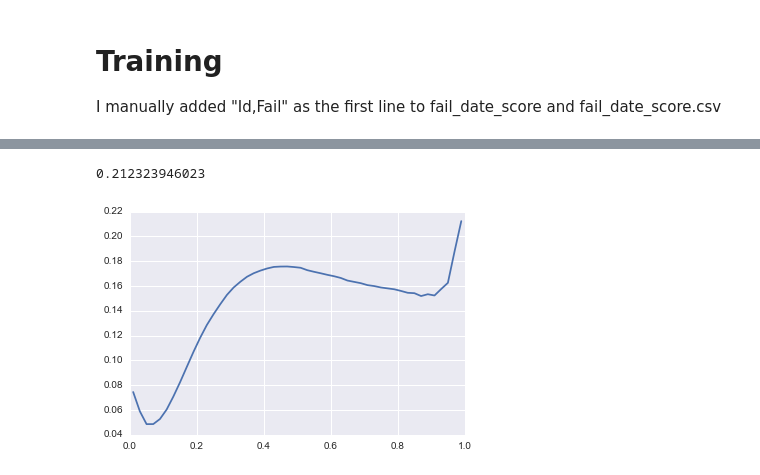
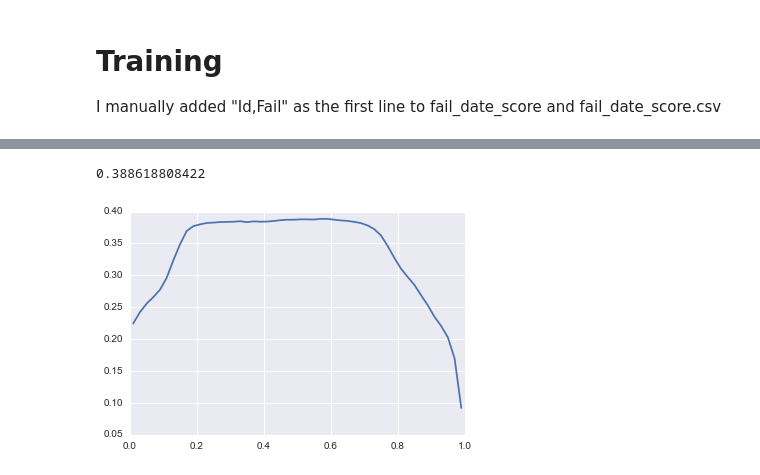
Before and after one commit to hueykwik/bosch, a Jupyter notebook: min_date.ipynb, the cells around one changed output, grey strips where cells are left out. Cells and saved outputs as stored; diff of their text form; code cells hidden in the pictures.

Commit message:
Includes the important columns and now gets a score of .38

```diff
--- a/min_date.ipynb
+++ b/min_date.ipynb
@@ -183,0 +297,6 @@ I manually added "Id,Fail" as the first line to fail_date_score and fail_date_sc
+# %%
+train = load_data(directory, train_files, train_cols)
+print(train.shape)
+
+test = load_data(directory, test_files, test_cols)
+print(test.shape)
@@ -184,12 +321,21 @@ I manually added "Id,Fail" as the first line to fail_date_score and fail_date_sc
+# %%
+# Integrate df_mindate with these data frames
+X = pd.merge(train, df_mindate, on='Id')
+X_test = pd.merge(test, df_mindate, on='Id')
+
+y = X['Response']
+X = X[X.columns.difference(['Id', 'Response'])]
+
+X_test = X_test[X_test.columns.difference(['Id', 'Response'])]
 # %%
-n_date_features = 1156
+# n_date_features = 1156
 
-X = pd.concat([
-    pd.read_csv("data/train_date.csv", index_col=0, dtype=np.float32,
-                usecols=np.concatenate([[0], important_indices[important_indices < n_date_features] + 1])),
-    pd.read_csv("data/train_numeric.csv", index_col=0, dtype=np.float32,
-                usecols=np.concatenate([[0], important_indices[important_indices >= n_date_features] + 1 - 1156])),
-    pd.read_csv("fail_date_score.csv", index_col=0, dtype=np.float32)], axis=1)
+# X = pd.concat([
+#     pd.read_csv("data/train_date.csv", index_col=0, dtype=np.float32,
+#                 usecols=np.concatenate([[0], important_indices[important_indices < n_date_features] + 1])),
+#     pd.read_csv("data/train_numeric.csv", index_col=0, dtype=np.float32,
+#                 usecols=np.concatenate([[0], important_indices[important_indices >= n_date_features] + 1 - 1156])),
+#     pd.read_csv("fail_date_score.csv", index_col=0, dtype=np.float32)], axis=1)
 
-y = pd.read_csv("data/train_numeric.csv", index_col=0, dtype=np.float32, usecols=[0,969]).values.ravel()
+# y = pd.read_csv("data/train_numeric.csv", index_col=0, dtype=np.float32, usecols=[0,969]).values.ravel()
 # %%
@@ -221,7 +406,7 @@ array([ True,  True,  True,  True,  True,  True,  True,  True,  True,
 # %%
-# Merge df_mindate into train and test
-X = pd.merge(X.reset_index(), df_mindate, on='Id')
-X_test = pd.merge(X_test.reset_index(), df_mindate, on='Id')
+# # Merge df_mindate into train and test
+# X = pd.merge(X.reset_index(), df_mindate, on='Id')
+# X_test = pd.merge(X_test.reset_index(), df_mindate, on='Id')
 # %%
 # Train XGBClassifier
 clf = XGBClassifier(max_depth=5, base_score=0.005, seed=24)
@@ -240,13 +425,13 @@ fold 2, ROC AUC: 0.882
 # %%
 # Pick the best threshold out-of-fold
 thresholds = np.linspace(0.01, 0.99, 50)
-mcc = np.array([matthews_corrcoef(y_train, preds>thr) for thr in thresholds])
+mcc = np.array([matthews_corrcoef(y, preds>thr) for thr in thresholds])
 plt.plot(thresholds, mcc)
 best_threshold = thresholds[mcc.argmax()]
 print(mcc.max())
 # %% [output]
-0.212323946023
+0.388618808422
-[figure, old version]
+[figure, new version]
 # %%
 # Generate predictions at the chosen threshold
 preds = (clf.predict_proba(X_test)[:,1] > best_threshold).astype(np.int8)
```
Also changed, not shown: parts of 11 cells of this notebook.
